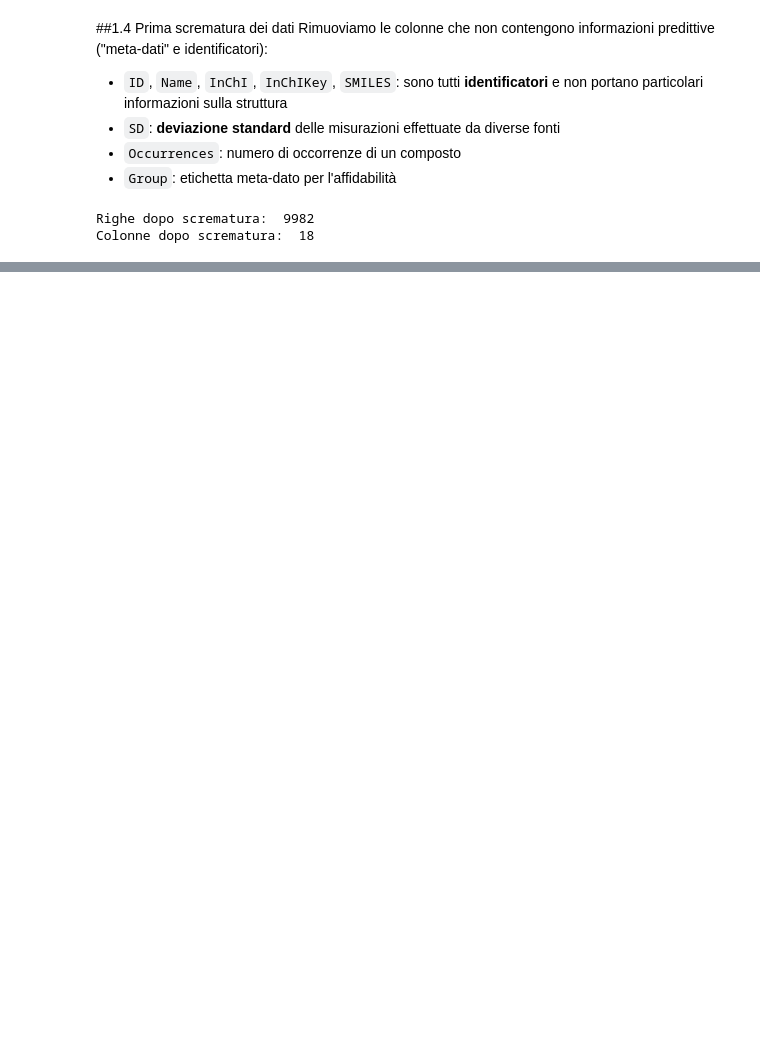
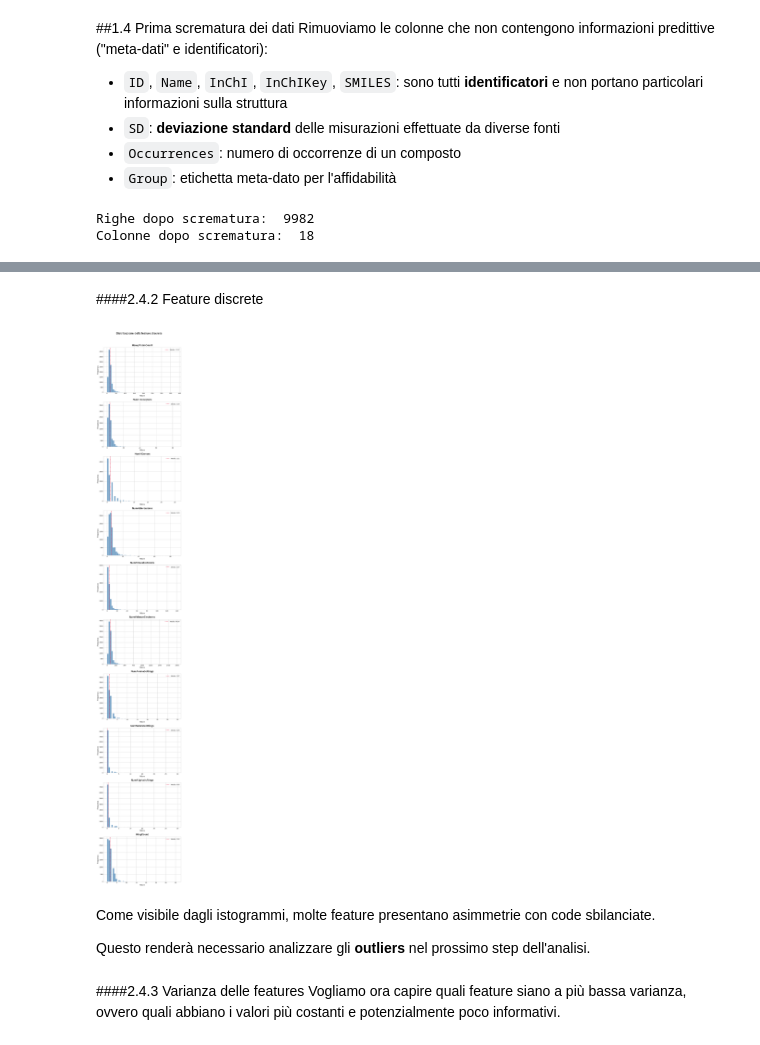
Before and after one commit to elettra-ven/DIA-Ventura-SolAq, a Jupyter notebook: SolAq_DIA_Ventura.ipynb, the cells around one changed output, grey strips where cells are left out. Drawn from its saved outputs; the diff is of its cells as text; code cells hidden in the pictures; blank space fills up the shorter version.

```diff
--- a/SolAq_DIA_Ventura.ipynb
+++ b/SolAq_DIA_Ventura.ipynb
@@ -104,0 +353,13 @@ Colonne dopo scrematura:  18
+# %% [markdown]
+####2.4.2 Feature discrete
+# %%
+plot_features_his(features_discrete, "Distribuzione delle feature discrete")
+# %% [output]
+[figure, added]
+# %% [markdown]
+Come visibile dagli istogrammi, molte feature presentano asimmetrie con code sbilanciate.
+
+Questo renderà necessario analizzare gli **outliers** nel prossimo step dell'analisi.
+# %% [markdown]
+####2.4.3 Varianza delle features
+Vogliamo ora capire quali feature siano a più bassa varianza, ovvero quali abbiano i valori più costanti e potenzialmente poco informativi.
```
Also changed, not shown: parts of 44 cells of this notebook.
